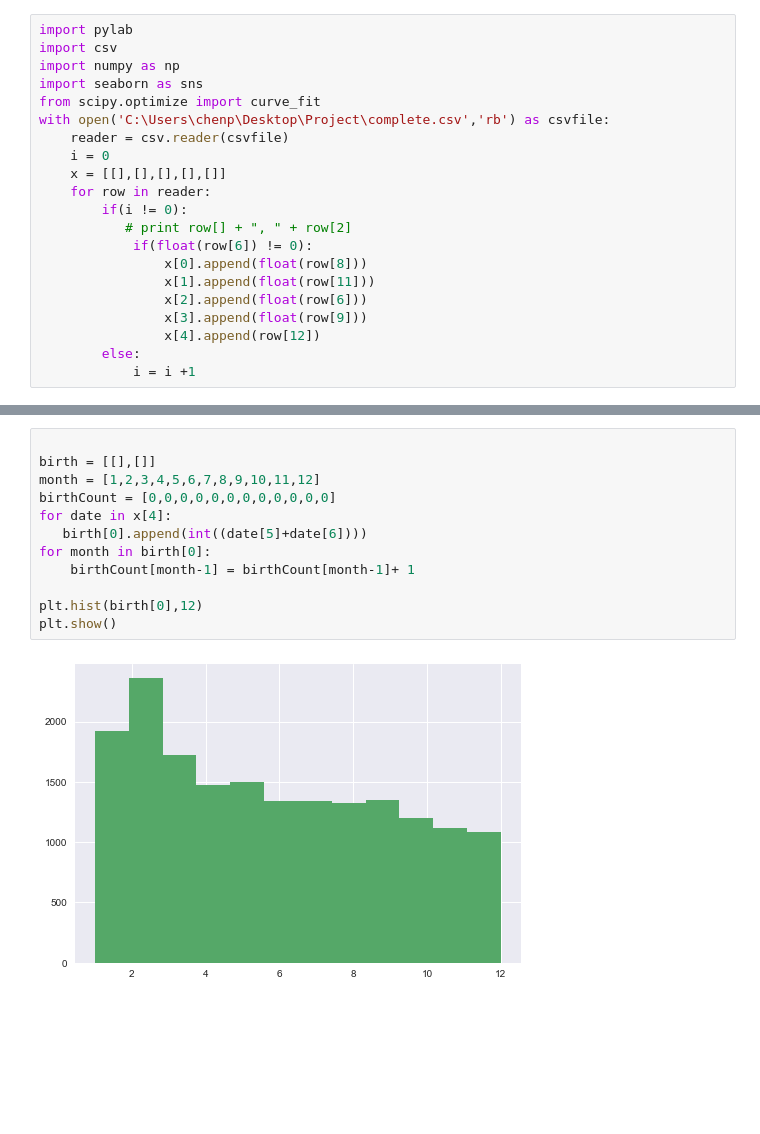
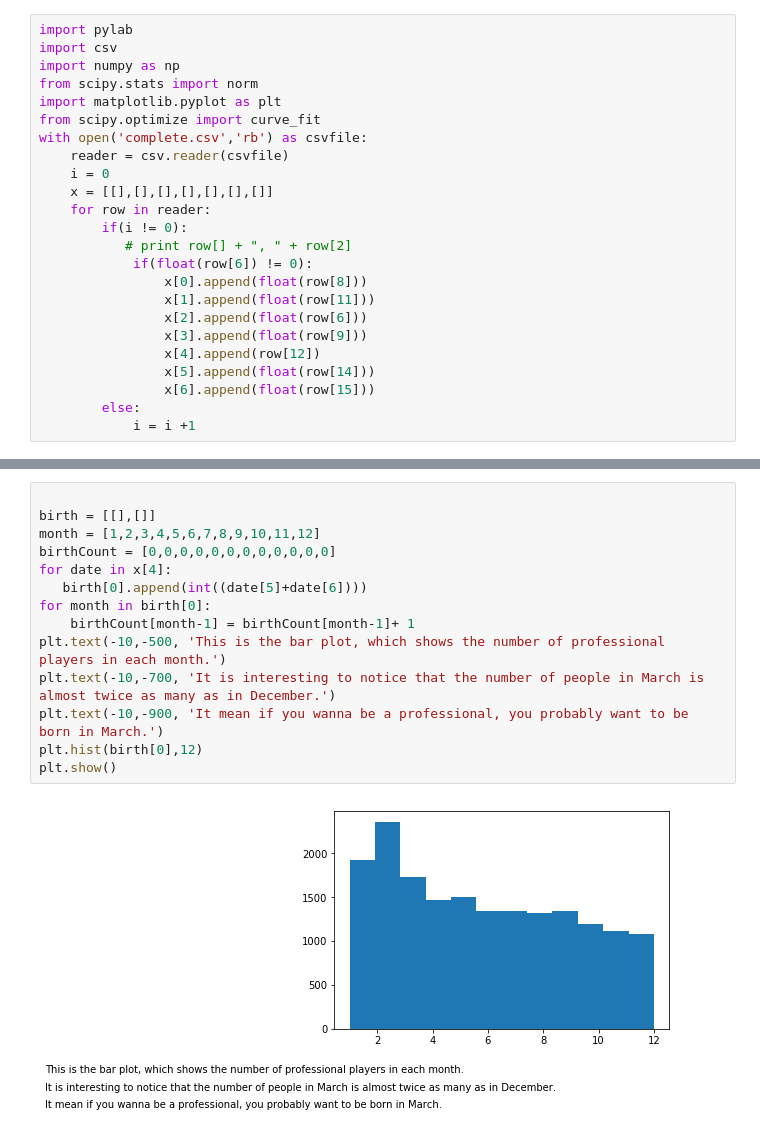
Before and after one commit to 20001LastOrder/PlayerMatch, a Jupyter notebook: ProjectDataDive.ipynb, the cells around one changed output, grey strips where cells are left out. Saved outputs shown, nothing was run; the diff lists cells and outputs as text; blank space fills up the shorter version.

```diff
--- a/ProjectDataDive.ipynb
+++ b/ProjectDataDive.ipynb
@@ -2,12 +2,13 @@
 import pylab
 import csv
 import numpy as np
-import seaborn as sns
+from scipy.stats import norm
+import matplotlib.pyplot as plt
 from scipy.optimize import curve_fit
-with open('C:\Users\chenp\Desktop\Project\complete.csv','rb') as csvfile:
+with open('complete.csv','rb') as csvfile:
     reader = csv.reader(csvfile)
     i = 0
-    x = [[],[],[],[],[]]
+    x = [[],[],[],[],[],[],[]]
     for row in reader:
         if(i != 0):
            # print row[] + ", " + row[2]
@@ -17,6 +18,8 @@ with open('C:\Users\chenp\Desktop\Project\complete.csv','rb') as csvfile:
                 x[2].append(float(row[6]))
                 x[3].append(float(row[9]))
                 x[4].append(row[12])
+                x[5].append(float(row[14]))
+                x[6].append(float(row[15]))
         else:
             i = i +1
 # %%
@@ -60,14 +66,16 @@ plt.show()
 # %%
 
 birth = [[],[]]
 month = [1,2,3,4,5,6,7,8,9,10,11,12]
 birthCount = [0,0,0,0,0,0,0,0,0,0,0,0]
 for date in x[4]:
    birth[0].append(int((date[5]+date[6])))
 for month in birth[0]:
     birthCount[month-1] = birthCount[month-1]+ 1
-
+plt.text(-10,-500, 'This is the bar plot, which shows the number of professional players in each month.')
+plt.text(-10,-700, 'It is interesting to notice that the number of people in March is almost twice as many as in December.')
+plt.text(-10,-900, 'It mean if you wanna be a professional, you probably want to be born in March.')
 plt.hist(birth[0],12)
 plt.show()
 # %% [output]
-[figure, old version]
+[figure, new version]
```
Also changed, not shown: parts of 3 cells of this notebook.
